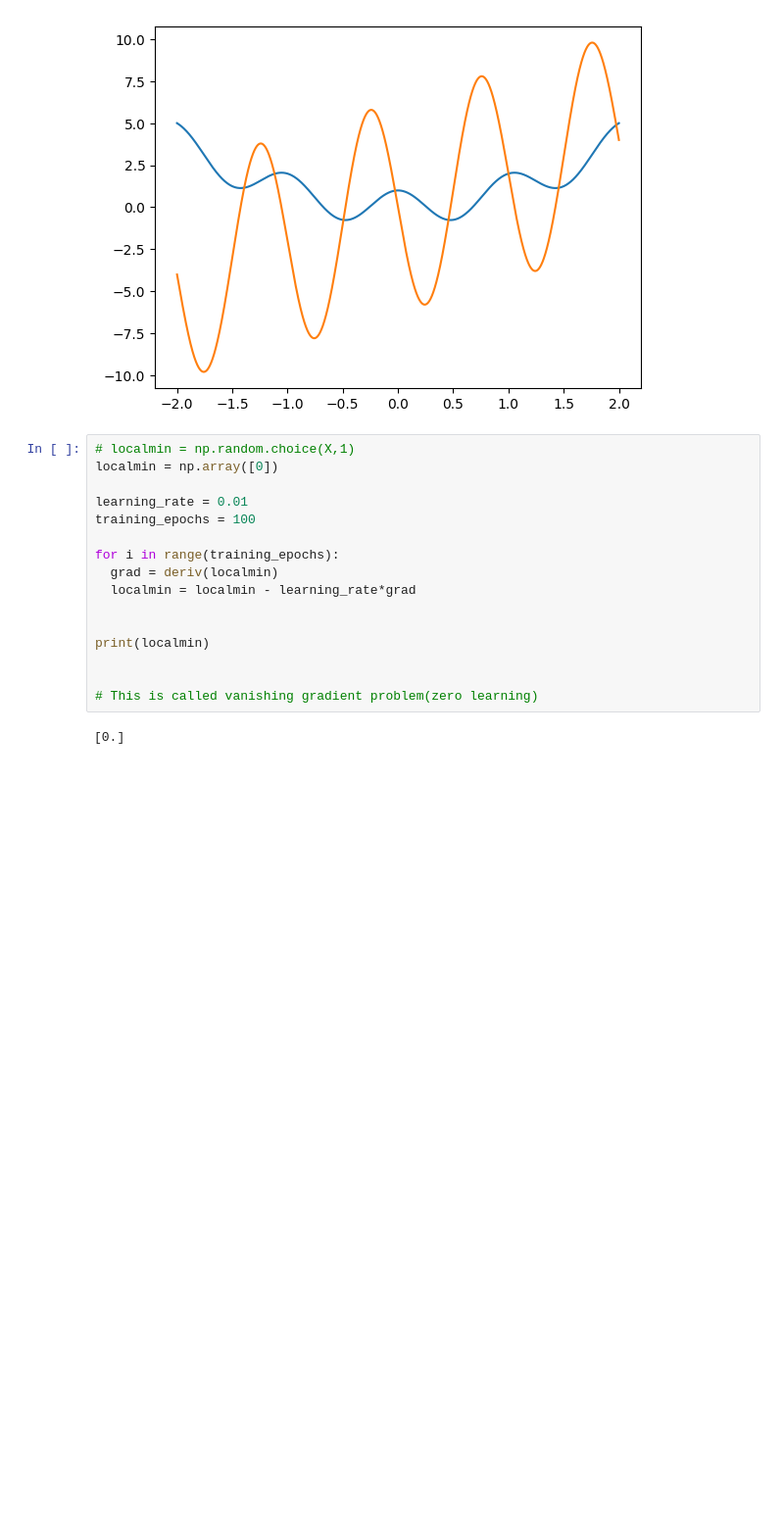
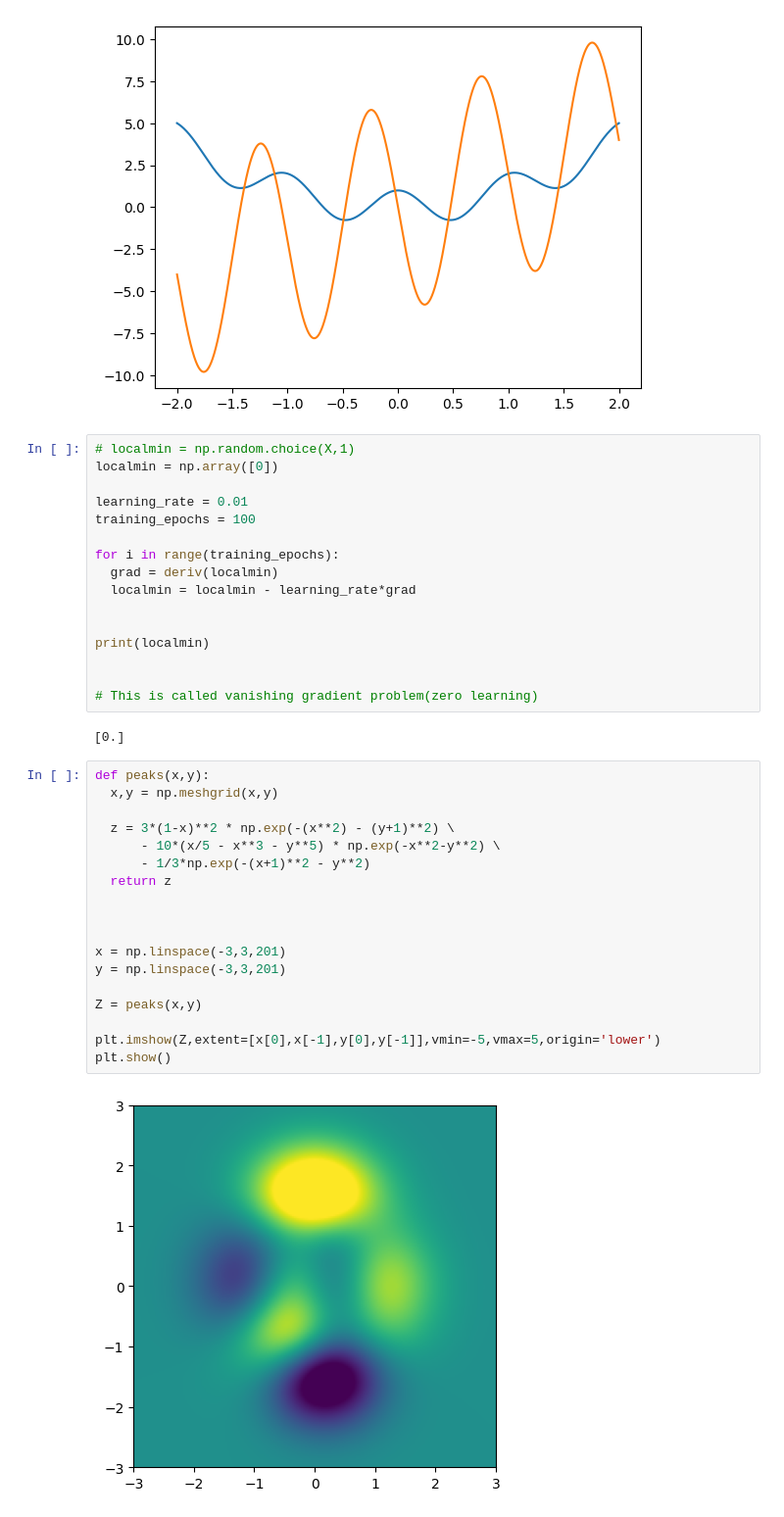
Before and after one commit to ayush9h/PyTorch-DeepLearning, a Jupyter notebook: Gradient_Descent.ipynb, the cells around one changed output. Shown at 98% size. Cells and saved outputs as stored; diff of their text form; blank space fills up the shorter version.

```diff
--- a/Gradient_Descent.ipynb
+++ b/Gradient_Descent.ipynb
@@ -53,3 +53,23 @@ print(localmin)
 # This is called vanishing gradient problem(zero learning)
 # %% [output]
 [0.]
+# %%
+def peaks(x,y):
+  x,y = np.meshgrid(x,y)
+
+  z = 3*(1-x)**2 * np.exp(-(x**2) - (y+1)**2) \
+      - 10*(x/5 - x**3 - y**5) * np.exp(-x**2-y**2) \
+      - 1/3*np.exp(-(x+1)**2 - y**2)
+  return z
+
+
+
+x = np.linspace(-3,3,201)
+y = np.linspace(-3,3,201)
+
+Z = peaks(x,y)
+
+plt.imshow(Z,extent=[x[0],x[-1],y[0],y[-1]],vmin=-5,vmax=5,origin='lower')
+plt.show()
+# %% [output]
+[figure, added]
```
Also changed, not shown: parts of 4 cells of this notebook.
